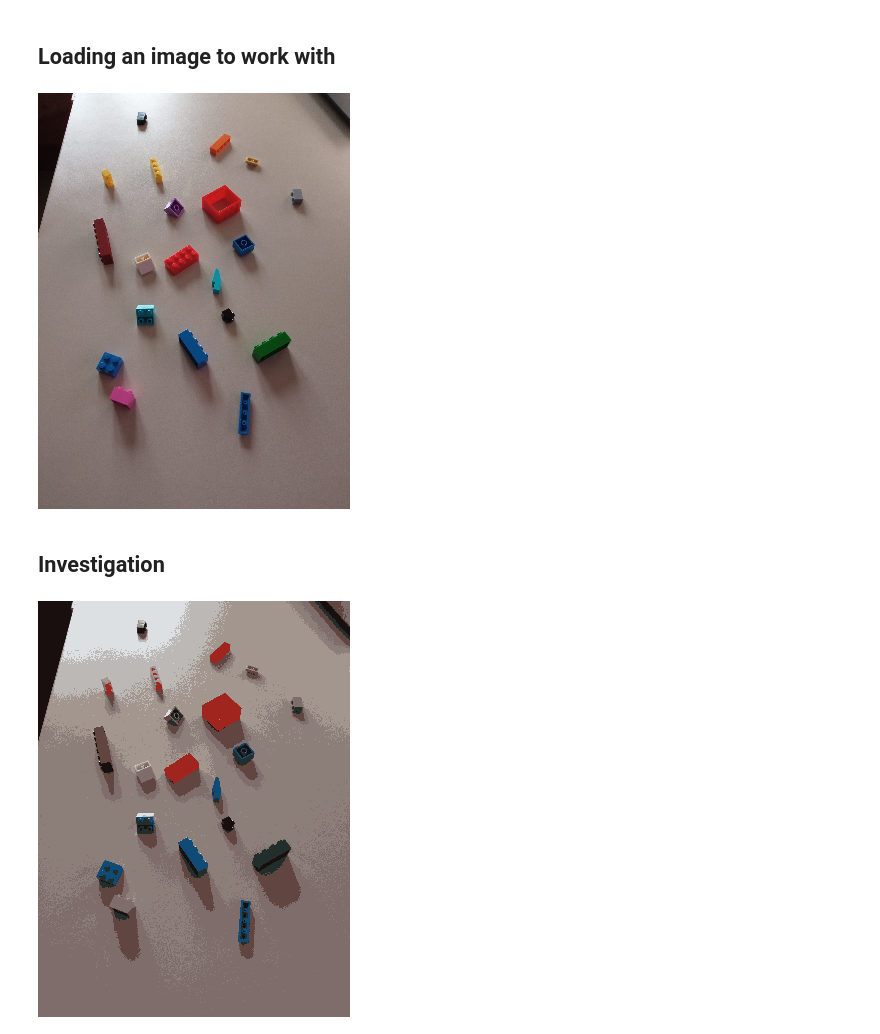
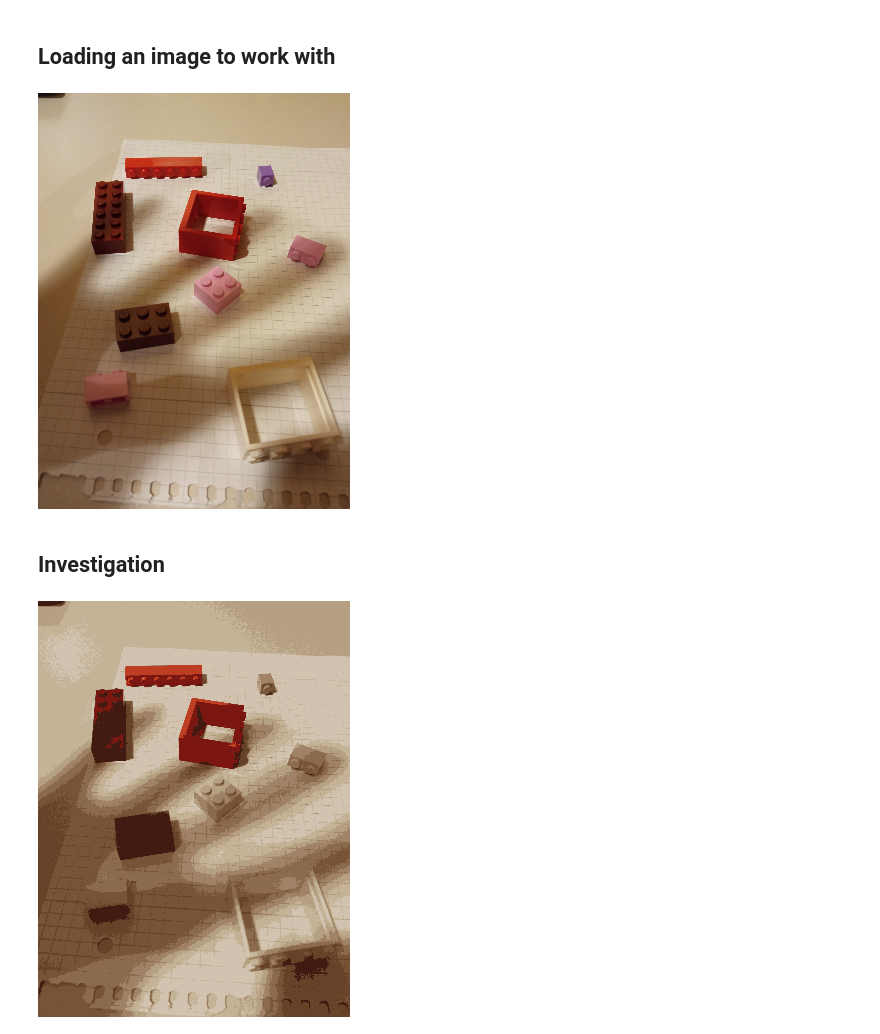
Before and after one commit to m21ark/vc_t1, a Jupyter notebook: mark.ipynb, the cells around one changed output. Drawn from its saved outputs; the diff is of its cells as text; code cells hidden in the pictures.

```diff
--- a/mark.ipynb
+++ b/mark.ipynb
@@ -14,11 +14,11 @@ from scripts.edges import *
 # %% [markdown]
 ## Loading an image to work with
 # %%
-img = loadImage(28)
+img = loadImage(19)
 
 render(img)
 # %% [output]
-[figure, old version]
+[figure, new version]
 # %% [markdown]
 ## Investigation
 # %%
@@ -62,7 +62,7 @@ segmented_image = segmented_data.reshape((img.shape))
 
 render(segmented_image)
 # %% [output]
-[figure, old version]
+[figure, new version]
 # %%
 """ # Smooth the image using Gaussian blur
 blurred = cv2.GaussianBlur(img, (23, 23), 0)
```
Also changed, not shown: parts of 3 cells of this notebook.
